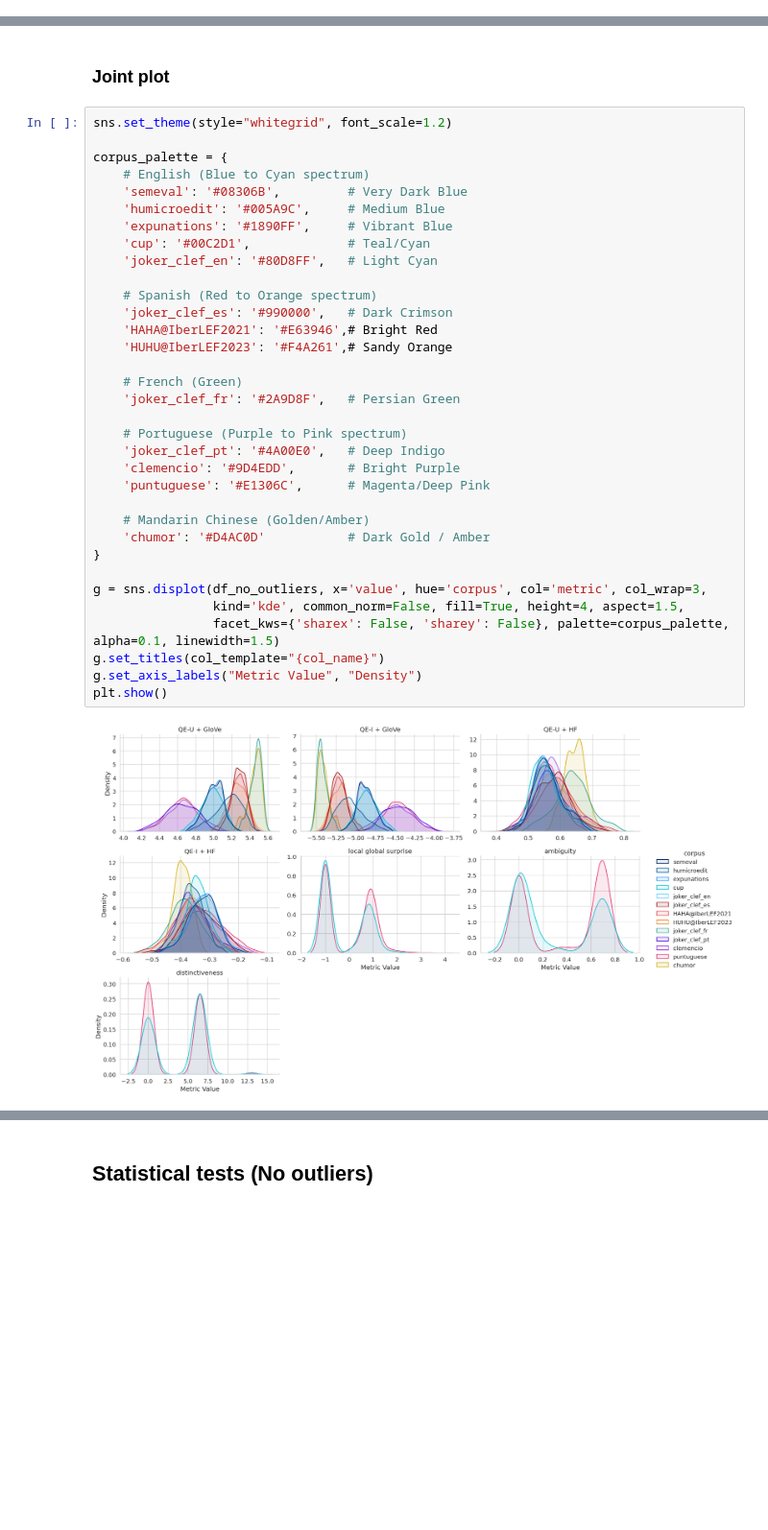
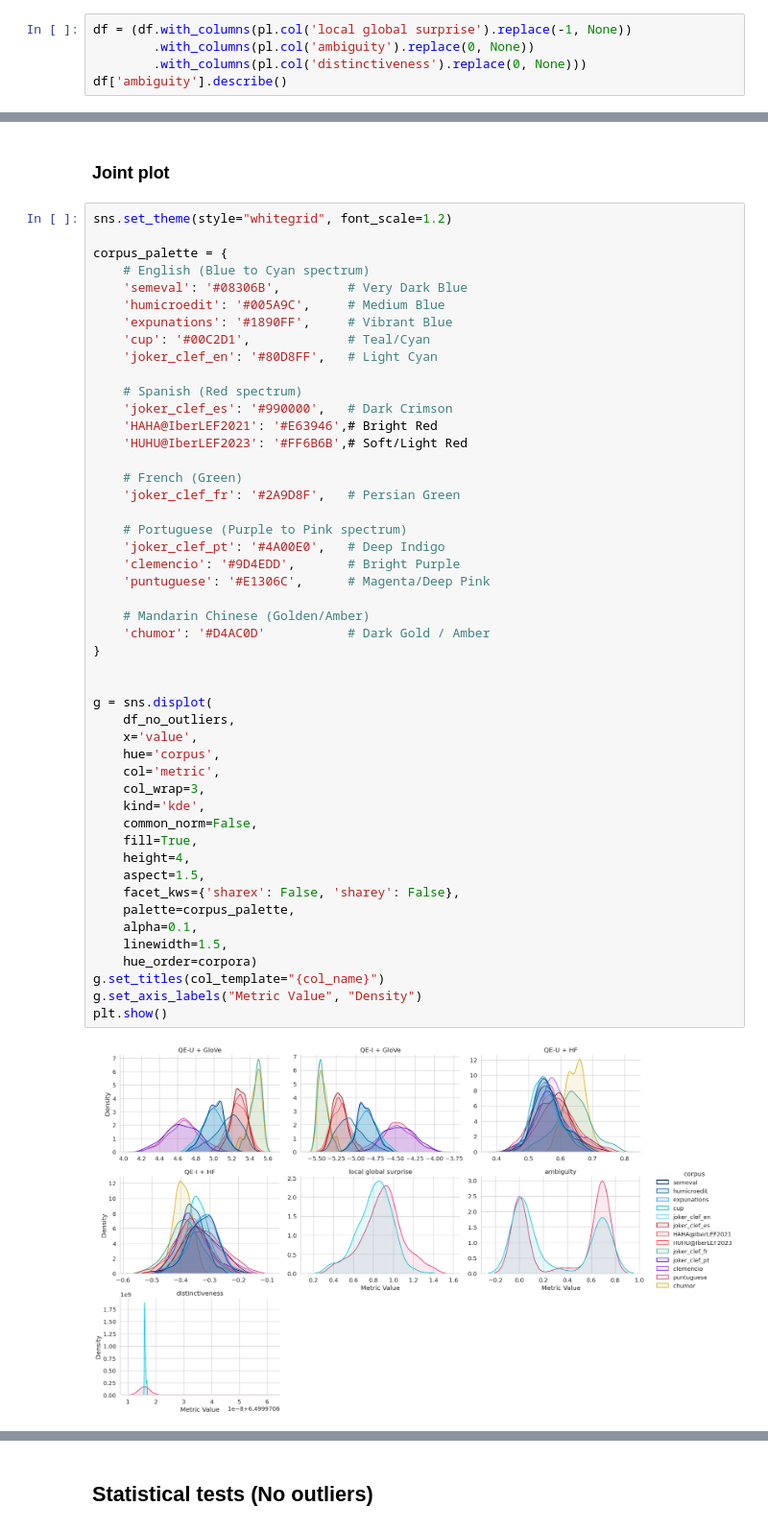
Before and after one commit to NLP-CISUC/Humetrix, a Jupyter notebook: scripts/analyses/rq3_stability.ipynb, the cells around one changed output, grey strips where cells are left out. Shown at 96% size. Drawn from its saved outputs; the diff is of its cells as text; blank space fills up the shorter version.

Commit message:
Enhance plots, dicard faulty values, add statistical tests

```diff
--- a/scripts/analyses/rq3_stability.ipynb
+++ b/scripts/analyses/rq3_stability.ipynb
@@ -78,0 +86,5 @@ shape: (14_929, 11)
+# %%
+df = (df.with_columns(pl.col('local global surprise').replace(-1, None))
+        .with_columns(pl.col('ambiguity').replace(0, None))
+        .with_columns(pl.col('distinctiveness').replace(0, None)))
+df['ambiguity'].describe()
@@ -162,36 +187,50 @@ shape: (13, 2)
 # %%
 sns.set_theme(style="whitegrid", font_scale=1.2)
 
 corpus_palette = {
     # English (Blue to Cyan spectrum)
     'semeval': '#08306B',         # Very Dark Blue
     'humicroedit': '#005A9C',     # Medium Blue
     'expunations': '#1890FF',     # Vibrant Blue
     'cup': '#00C2D1',             # Teal/Cyan
     'joker_clef_en': '#80D8FF',   # Light Cyan
 
-    # Spanish (Red to Orange spectrum)
+    # Spanish (Red spectrum)
     'joker_clef_es': '#990000',   # Dark Crimson
     'HAHA@IberLEF2021': '#E63946',# Bright Red
-    'HUHU@IberLEF2023': '#F4A261',# Sandy Orange
+    'HUHU@IberLEF2023': '#FF6B6B',# Soft/Light Red
 
     # French (Green)
     'joker_clef_fr': '#2A9D8F',   # Persian Green
 
     # Portuguese (Purple to Pink spectrum)
     'joker_clef_pt': '#4A00E0',   # Deep Indigo
     'clemencio': '#9D4EDD',       # Bright Purple
     'puntuguese': '#E1306C',      # Magenta/Deep Pink
 
     # Mandarin Chinese (Golden/Amber)
     'chumor': '#D4AC0D'           # Dark Gold / Amber
 }
 
-g = sns.displot(df_no_outliers, x='value', hue='corpus', col='metric', col_wrap=3,
-                kind='kde', common_norm=False, fill=True, height=4, aspect=1.5,
-                facet_kws={'sharex': False, 'sharey': False}, palette=corpus_palette, alpha=0.1, linewidth=1.5)
+
+g = sns.displot(
+    df_no_outliers,
+    x='value',
+    hue='corpus',
+    col='metric',
+    col_wrap=3,
+    kind='kde',
+    common_norm=False,
+    fill=True,
+    height=4,
+    aspect=1.5,
+    facet_kws={'sharex': False, 'sharey': False},
+    palette=corpus_palette,
+    alpha=0.1,
+    linewidth=1.5,
+    hue_order=corpora)
 g.set_titles(col_template="{col_name}")
 g.set_axis_labels("Metric Value", "Density")
 plt.show()
 # %% [output]
-[figure, old version]
+[figure, new version]
```
Also changed, not shown: parts of 11 cells of this notebook.
